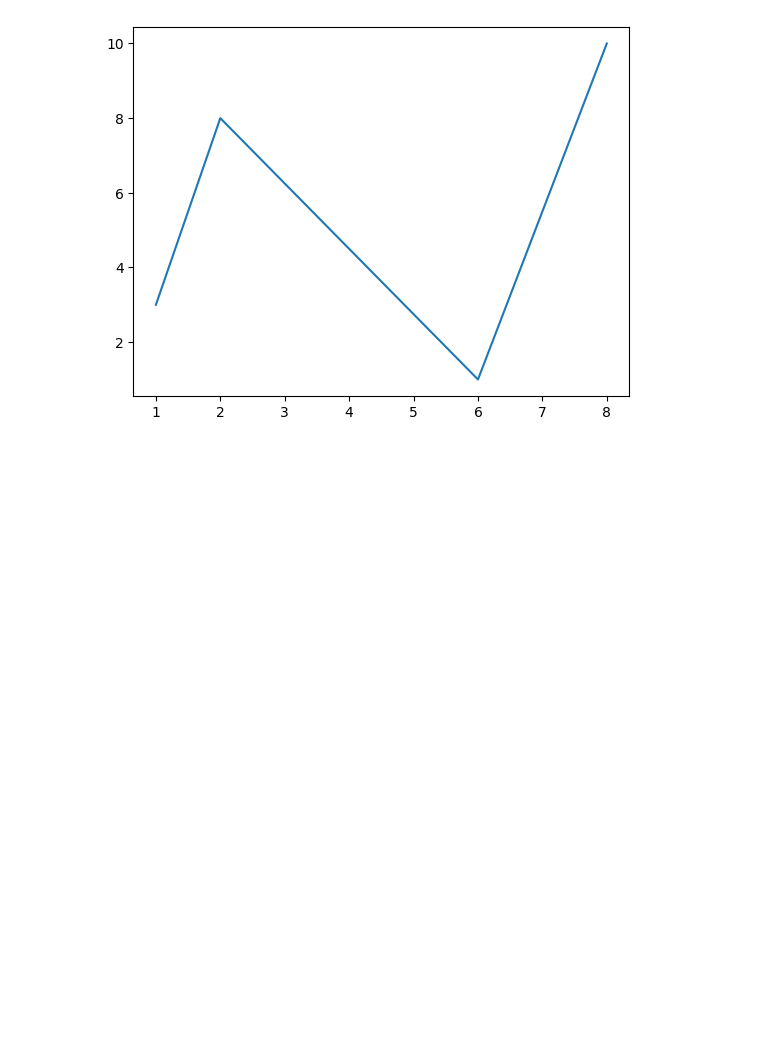
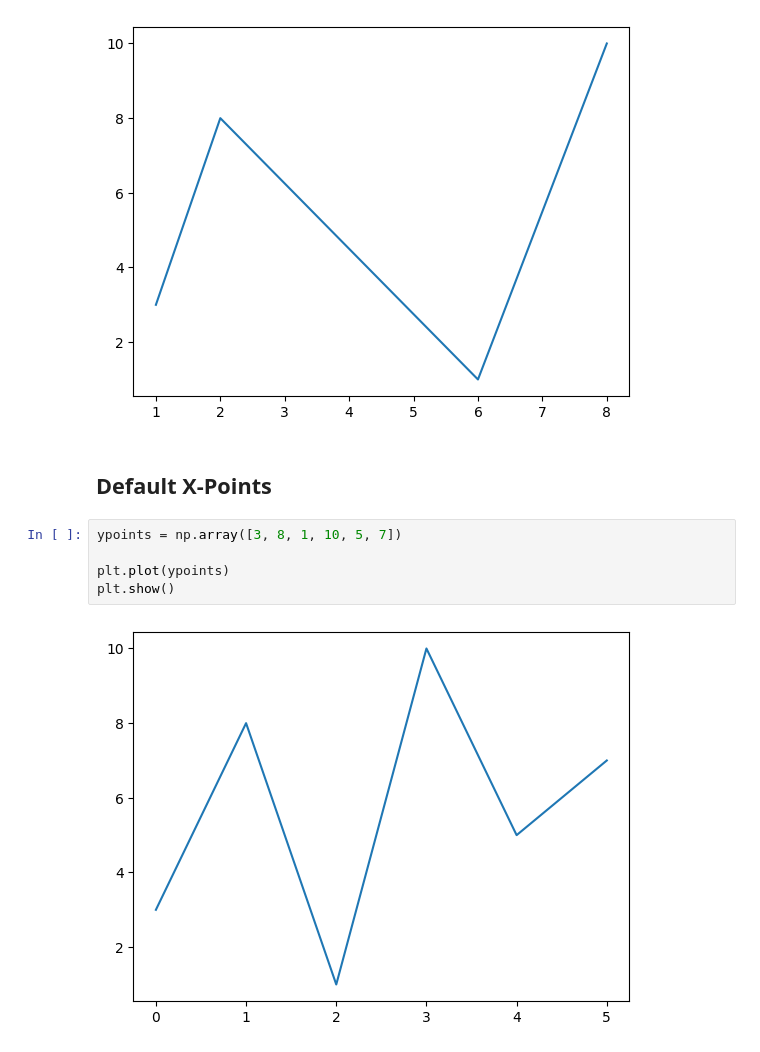
Before and after one commit to jai050803/programming, a Jupyter notebook: matplotlib.ipynb, the cells around one changed output. Drawn from its saved outputs; the diff is of its cells as text; blank space fills up the shorter version.

Commit message:
matplotlib graphs

```diff
--- a/matplotlib.ipynb
+++ b/matplotlib.ipynb
@@ -66,3 +66,12 @@ plt.plot(xpoints, ypoints)
 plt.show()
 # %% [output]
 [figure]
+# %% [markdown]
+## Default X-Points
+# %%
+ypoints = np.array([3, 8, 1, 10, 5, 7])
+
+plt.plot(ypoints)
+plt.show()
+# %% [output]
+[figure, added]
```
